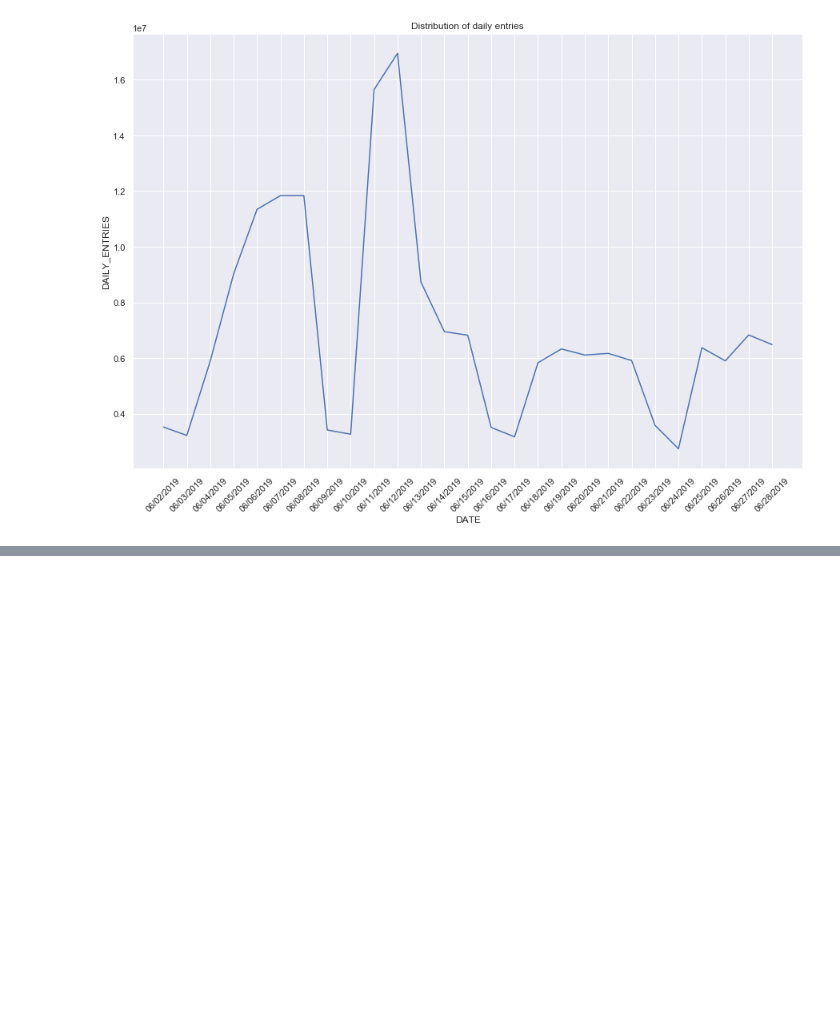
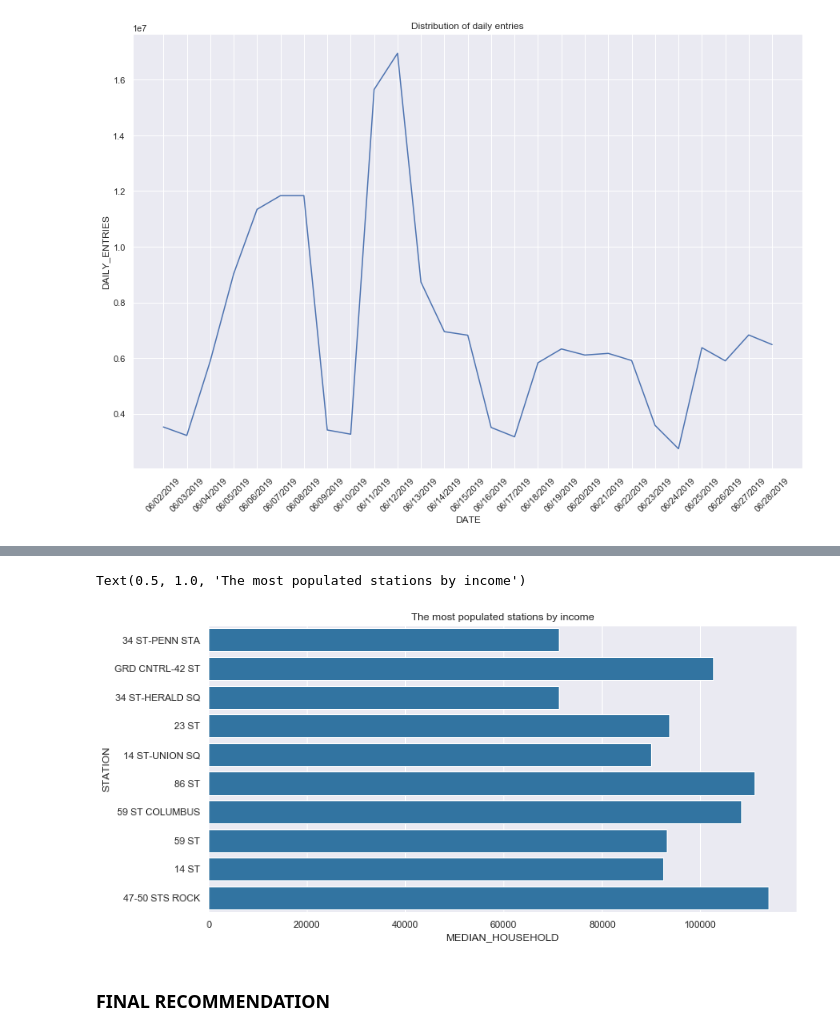
Before and after one commit to alou127/project1, a Jupyter notebook: one_month_mta_viz.ipynb, the cells around one changed output, grey strips where cells are left out. Drawn from its saved outputs; the diff is of its cells as text; code cells hidden in the pictures; blank space fills up the shorter version.

Commit message:
Joined the busiest station result with zip code and income data for more insights

```diff
--- a/one_month_mta_viz.ipynb
+++ b/one_month_mta_viz.ipynb
@@ -375,0 +411,8 @@ plt.title('Distribution of daily entries');
+# %%
+#Link expires a week from July 6
+df = pd.read_csv('https://filebin.net/eu42f99k9ee0x6md/top20_stations_joined_with_income_data.csv?t=guit1lbm')
+
+isRich = df['MEDIAN_HOUSEHOLD'] > 70000 # Filter for income greater than 70000
+top20_stations_sorted = df[isRich].sort_values(by=['DAILY_ENTRIES', 'MEDIAN_HOUSEHOLD'], ascending=False)
+
+top20_stations_sorted.head(5)
@@ -375,0 +426,11 @@ plt.title('Distribution of daily entries');
+# %%
+top10_stations_sorted = top20_stations_sorted.head(10)
+# %%
+plt.figure(figsize=(12,6))
+sns.barplot(data=top10_stations_sorted, x ='MEDIAN_HOUSEHOLD',y='STATION',color=base_color)
+plt.title('The most populated stations by income')
+# %% [output]
+Text(0.5, 1.0, 'The most populated stations by income')
+[figure, added]
+# %% [markdown]
+### FINAL RECOMMENDATION
```
Also changed, not shown: parts of 4 cells of this notebook.
